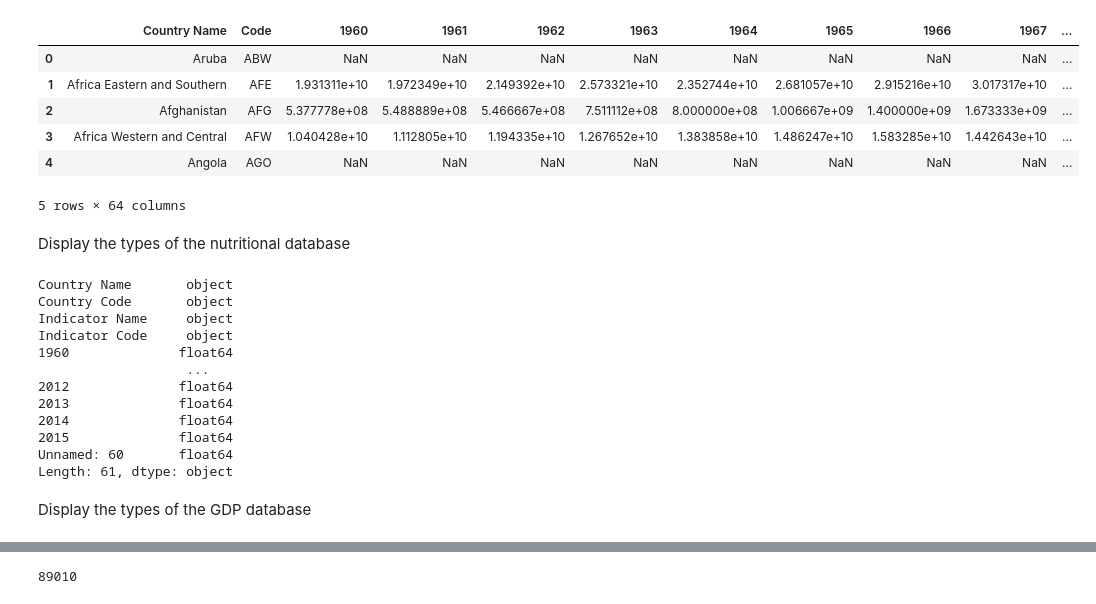
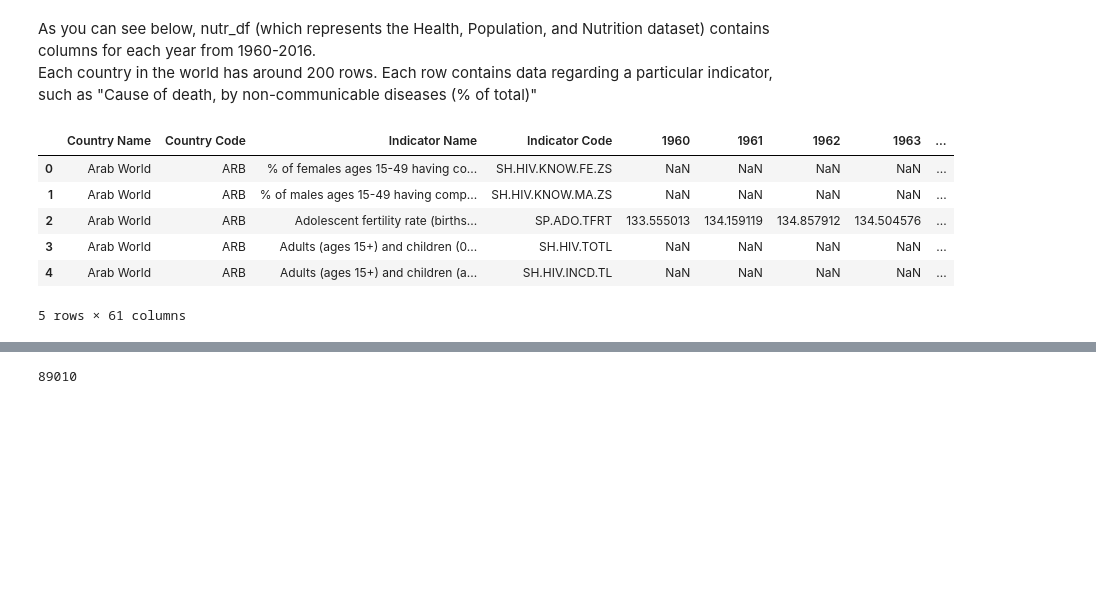
Before and after one commit to aishwaryabsk/GDP_Health_Analysis, a Jupyter notebook: GDP_Health_Analysis.ipynb, the cells around one changed output, grey strips where cells are left out. Drawn from its saved outputs; the diff is of its cells as text; code cells hidden in the pictures; blank space fills up the shorter version.

```diff
--- a/GDP_Health_Analysis.ipynb
+++ b/GDP_Health_Analysis.ipynb
@@ -29,29 +21,14 @@ nutr_df.describe()
+# %% [markdown]
+As you can see below, nutr_df (which represents the Health, Population, and Nutrition dataset) contains columns for each year from 1960-2016.
+<br>
+Each country in the world has around 200 rows. Each row contains data regarding a particular indicator, such as "Cause of death, by non-communicable diseases (% of total)"
 # %%
-gdp_df.head(5)
+nutr_df.head(5)
 # %% [output]
-|  | Country Name | Code | 1960 | 1961 | 1962 | 1963 | 1964 | 1965 | 1966 | 1967 | ... |
-| 0 | Aruba | ABW | NaN | NaN | NaN | NaN | NaN | NaN | NaN | NaN | ... |
-| 1 | Africa Eastern and Southern | AFE | 1.931311e+10 | 1.972349e+10 | 2.149392e+10 | 2.573321e+10 | 2.352744e+10 | 2.681057e+10 | 2.915216e+10 | 3.017317e+10 | ... |
-| 2 | Afghanistan | AFG | 5.377778e+08 | 5.488889e+08 | 5.466667e+08 | 7.511112e+08 | 8.000000e+08 | 1.006667e+09 | 1.400000e+09 | 1.673333e+09 | ... |
-| 3 | Africa Western and Central | AFW | 1.040428e+10 | 1.112805e+10 | 1.194335e+10 | 1.267652e+10 | 1.383858e+10 | 1.486247e+10 | 1.583285e+10 | 1.442643e+10 | ... |
-| 4 | Angola | AGO | NaN | NaN | NaN | NaN | NaN | NaN | NaN | NaN | ... |
+|  | Country Name | Country Code | Indicator Name | Indicator Code | 1960 | 1961 | 1962 | 1963 | ... |
+| 0 | Arab World | ARB | % of females ages 15-49 having co... | SH.HIV.KNOW.FE.ZS | NaN | NaN | NaN | NaN | ... |
+| 1 | Arab World | ARB | % of males ages 15-49 having comp... | SH.HIV.KNOW.MA.ZS | NaN | NaN | NaN | NaN | ... |
+| 2 | Arab World | ARB | Adolescent fertility rate (births... | SP.ADO.TFRT | 133.555013 | 134.159119 | 134.857912 | 134.504576 | ... |
+| 3 | Arab World | ARB | Adults (ages 15+) and children (0... | SH.HIV.TOTL | NaN | NaN | NaN | NaN | ... |
+| 4 | Arab World | ARB | Adults (ages 15+) and children (a... | SH.HIV.INCD.TL | NaN | NaN | NaN | NaN | ... |
-5 rows × 64 columns
+5 rows × 61 columns
-# %% [markdown]
-Display the types of the nutritional database
-# %%
-nutr_df.dtypes
-# %% [output]
-Country Name       object
-Country Code       object
-Indicator Name     object
-Indicator Code     object
-1960              float64
-                   ...
-2012              float64
-2013              float64
-2014              float64
-2015              float64
-Unnamed: 60       float64
-Length: 61, dtype: object
-# %% [markdown]
-Display the types of the GDP database
```
Also changed, not shown: parts of 25 cells of this notebook.
